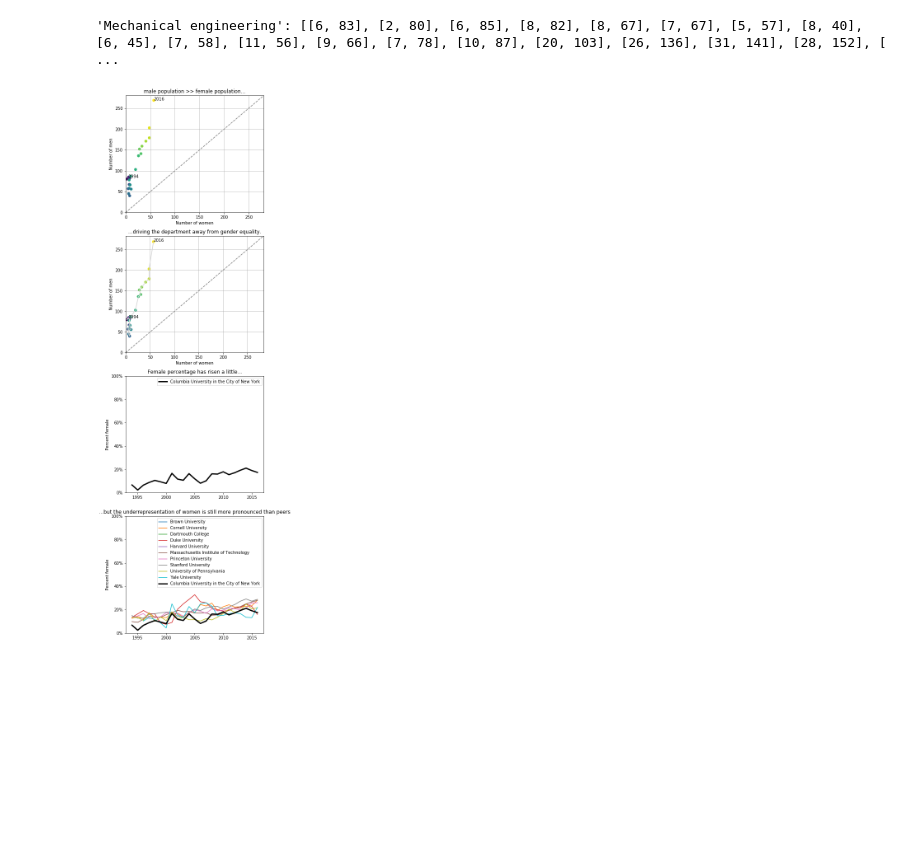
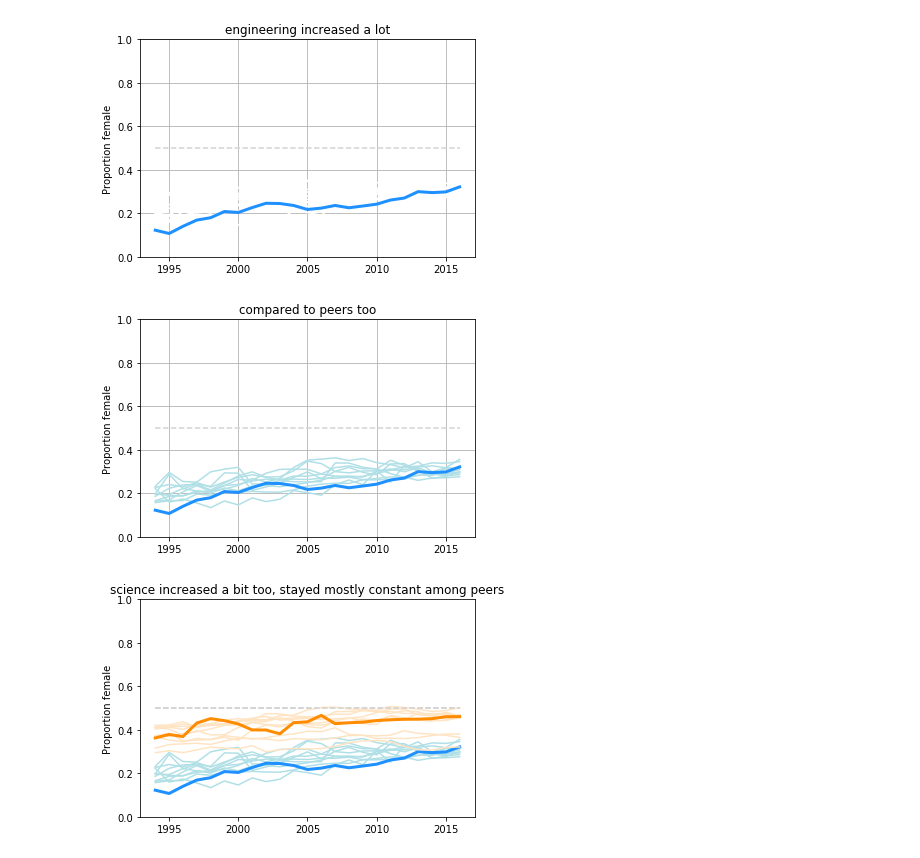
Before and after one commit to spec-journalism/gss-diversity, a Jupyter notebook: notebooks/narrative.ipynb, the cells around one changed output. Drawn from its saved outputs; the diff is of its cells as text; code cells hidden in the pictures; blank space fills up the shorter version.

Commit message:
forming narrative, exporting data for it

```diff
--- a/notebooks/narrative.ipynb
+++ b/notebooks/narrative.ipynb
@@ -3,12 +3,25 @@ Writing the narrative.
 # %%
 import pickle
-import math
+import json
 import numpy as np
 import matplotlib.pyplot as plt
 
-TOTALS = pickle.load(open('../data/Detailed_Sex_RaceEthnicity_Graduates.p', 'rb'))
-GRAD_TOTALS = pickle.load(open('../data/Sex_Graduates.p', 'rb'))
+S_TOTALS = pickle.load(open('../data/S_Sex_Graduates.p', 'rb'))
+E_TOTALS = pickle.load(open('../data/E_Sex_Graduates.p', 'rb'))
+D_TOTALS = pickle.load(open('../data/SE-Detailed_Sex.p', 'rb'))
 
-years = sorted(TOTALS.keys())
-institutions = sorted(TOTALS[ max(years) ].keys())
-fields = sorted(TOTALS[ max(years) ]['Columbia University in the City of New York'].keys())
+years = sorted(S_TOTALS.keys())
+institutions = sorted(S_TOTALS[ max(years) ].keys())
+fields = {
+    'Science': set(),
+    'Engineering': set()
+}
+for year in years:
+    inst_stats = D_TOTALS[year]['Columbia University in the City of New York']
+    for seh in inst_stats.keys():
+        for field in inst_stats[seh].keys():
+            fields[seh].add(field)
+fields['Science'] = sorted(fields['Science'])
+fields['Engineering'] = sorted(fields['Engineering'])
+
+print(f'Data set describes years {min(years)} - {max(years)} for {len(institutions)} institutions and {len(fields["Science"]) + len(fields["Engineering"])} fields.')
@@ -120,13 +29,0 @@ def plot_inst(ax, field, highlight='Columbia University in the City of New York'
-# %%
-fig, ax = subplots(4, cols=1, figsize=6)
-
-plot_connected(ax[0], 'Mechanical engineering', line=False, title='male population >> female population...')
-female, male = get_counts("Mechanical engineering")
-print(f'\'Mechanical engineering\': {[list(x) for x in zip(female, male)]}')
-
-plot_connected(ax[1], 'Mechanical engineering', title='...driving the department away from gender equality.')
-plot_inst(ax[2], 'Mechanical engineering', insts=[], title='Female percentage has risen a little...')
-plot_inst(ax[3], 'Mechanical engineering', title='...but the underrepresentation of women is still more pronounced than peers')
-# %% [output]
-'Mechanical engineering': [[6, 83], [2, 80], [6, 85], [8, 82], [8, 67], [7, 67], [5, 57], [8, 40], [6, 45], [7, 58], [11, 56], [9, 66], [7, 78], [10, 87], [20, 103], [26, 136], [31, 141], [28, 152], [ ...
-[figure, removed]
@@ -132,0 +72,19 @@ plot_inst(ax[3], 'Mechanical engineering', title='...but the underrepresentation
+# %%
+_, ax = plt.subplots()
+plot_peer_proportions(ax, E_TOTALS, 'engineering increased a lot', peer_color='white',
+                      highlight_color='dodgerblue')
+# %% [output]
+[figure, added]
+# %%
+_, ax = plt.subplots()
+plot_peer_proportions(ax, E_TOTALS, 'compared to peers too', peer_color='powderblue',
+                      highlight_color='dodgerblue')
+# %% [output]
+[figure, added]
+# %%
+_, ax = plt.subplots()
+plot_peer_proportions(ax, E_TOTALS, '', peer_color='powderblue', highlight_color='dodgerblue')
+plot_peer_proportions(ax, S_TOTALS, 'science increased a bit too, stayed mostly constant among peers',
+                      peer_color='bisque', highlight_color='darkorange')
+# %% [output]
+[figure, added]
```
Also changed, not shown: parts of 11 cells of this notebook, 3 other files.
